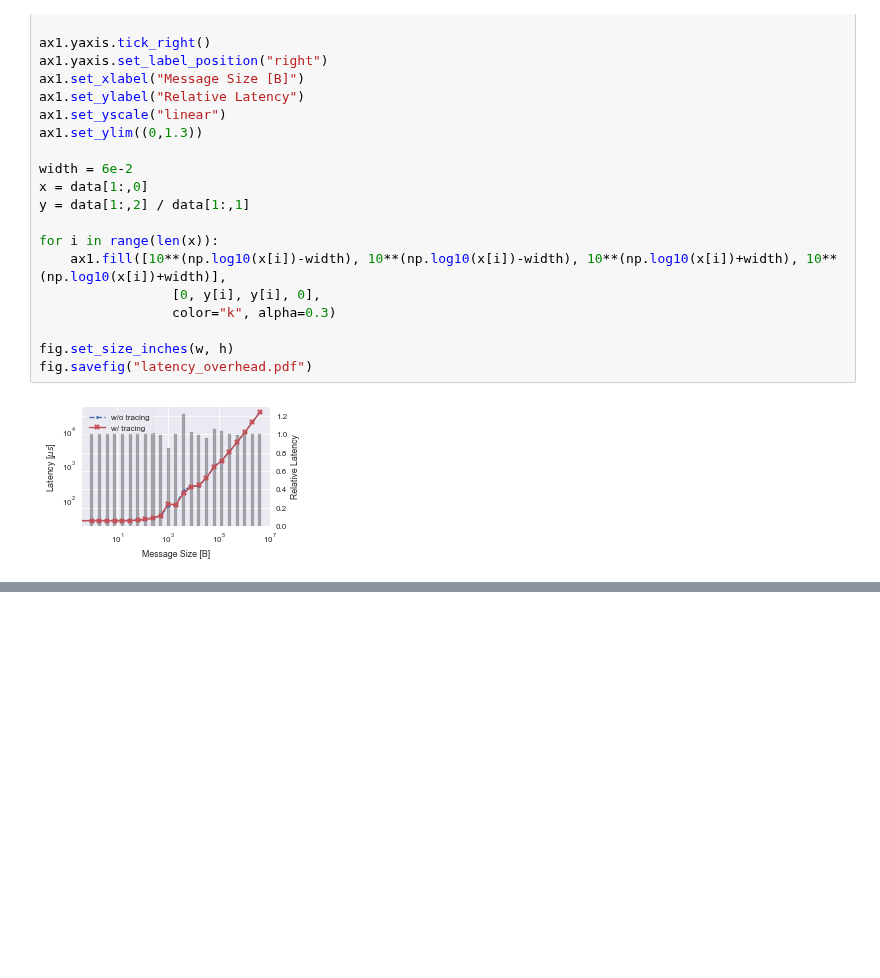
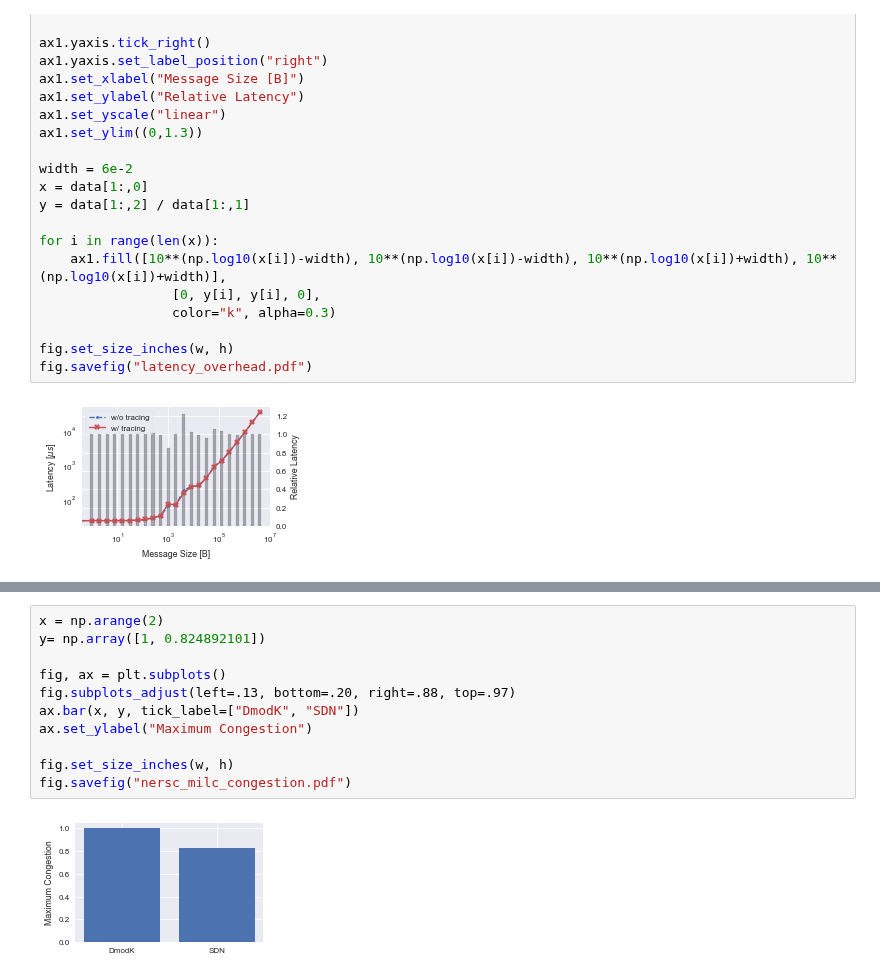
Before and after one commit to keichi/hpcmaspa17-pfanalyzer, a Jupyter notebook: img/plot.ipynb, the cells around one changed output, grey strips where cells are left out. Drawn from its saved outputs; the diff is of its cells as text; blank space fills up the shorter version.

```diff
--- a/img/plot.ipynb
+++ b/img/plot.ipynb
@@ -120,0 +134,13 @@ fig.savefig("nersc_milc_execution_time.pdf", bbox_inches="tight")
+# %%
+x = np.arange(2)
+y= np.array([1, 0.824892101])
+
+fig, ax = plt.subplots()
+fig.subplots_adjust(left=.13, bottom=.20, right=.88, top=.97)
+ax.bar(x, y, tick_label=["DmodK", "SDN"])
+ax.set_ylabel("Maximum Congestion")
+
+fig.set_size_inches(w, h)
+fig.savefig("nersc_milc_congestion.pdf")
+# %% [output]
+[figure, added]
```
Also changed, not shown: parts of 3 cells of this notebook, 5 other files.
